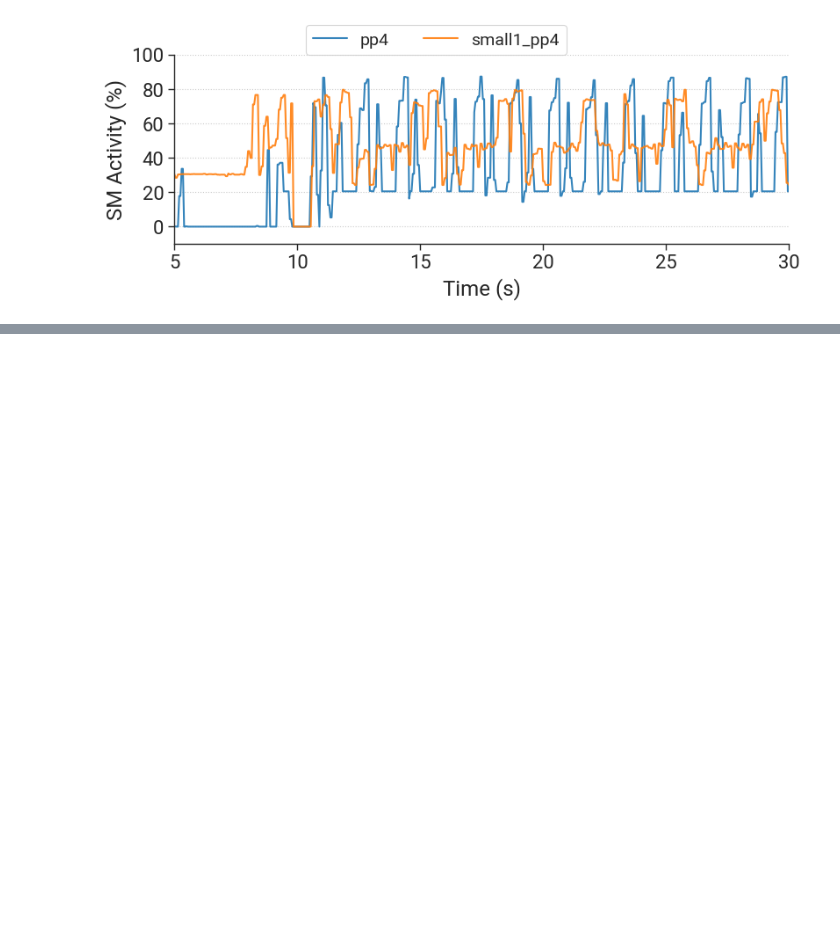
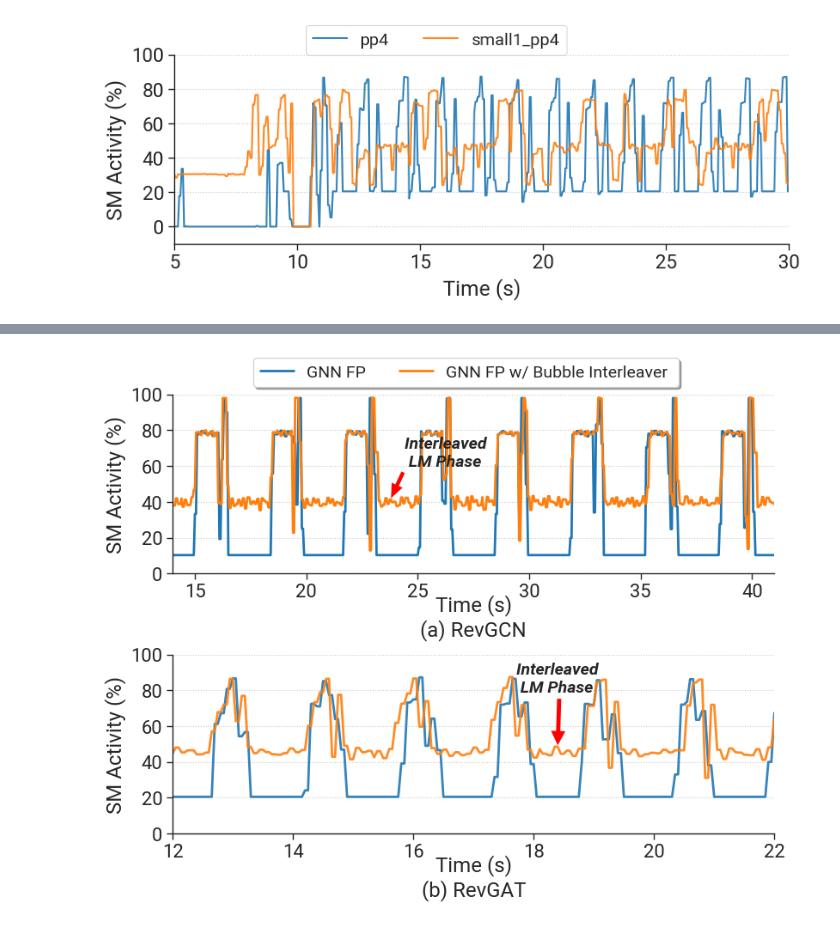
Before and after one commit to zxmeng98/TiGraph, a Jupyter notebook: dcgmi_process.ipynb, the cells around one changed output, grey strips where cells are left out. Cells and saved outputs as stored; diff of their text form; code cells hidden in the pictures; blank space fills up the shorter version.

```diff
--- a/dcgmi_process.ipynb
+++ b/dcgmi_process.ipynb
@@ -340,0 +353,88 @@ if save:
+# %%
+cmp = sns.color_palette("tab10")
+grid_params=dict(width_ratios=[1, 1])
+fig, (ax1, ax2) = plt.subplots(ncols=1, nrows=2, constrained_layout=True, figsize=(8, 6.4))
+
+# -------------------------------------- fig 1 --------------------------------------
+
+df_pp4_gpu0 = pd.read_csv('./dcgmi_logs/revgcn/revgcn_pp4_gpu0_util_v2.csv')
+df_small1_pp4_gpu0 = pd.read_csv('./dcgmi_logs/revgcn/revgcn_small1_pp4_gpu0_util_v2.csv')
+# df_rayes = pd.read_csv('./dcgmi_logs/rs18_rayes_util.csv')
+
+x_pp4 = df_pp4_gpu0.index.values*50/1000
+x_small1_pp4 = (df_small1_pp4_gpu0.index.values-364)*50/1000
+
+pp4_smact = df_pp4_gpu0['SMACT'][:]*100
+# pp4_smact = np.where(pp4_smact > 90, 82, pp4_smact)
+# pp4_smact = np.where(pp4_smact < 30, 40, pp4_smact)
+
+small1_pp4_smact = df_small1_pp4_gpu0['SMACT'][:]*100
+# small1_pp4_smact = np.where(small1_pp4_smact > 90, 82, small1_pp4_smact)
+# small1_pp4_smact = np.where(small1_pp4_smact < 30, 40, small1_pp4_smact)
+
+ax1.plot(x_pp4, pp4_smact, label='GNN FP', linewidth=2, color=cmp[0], alpha=1)
+ax1.plot(x_small1_pp4, small1_pp4_smact, label='GNN FP w/ Bubble Interleaver ', linewidth=2, color=cmp[1], alpha=1)
+
+ax1.annotate("Interleaved \n LM Phase", xy=(23.8, 42.1), xytext = (24.4, 60), fontweight='bold',fontstyle='italic', arrowprops=dict(facecolor='red', edgecolor="none", width=3.2, headwidth=10, shrink=0), fontsize=14)
+
+ax1.set_xlabel(f"Time (s)\n(a) RevGCN", multialignment='center', labelpad=-6)
+ax1.set_ylabel(f"SM Activity (%)")
+ax1.set_ylim(0, 100)
+y_ticks = np.arange(0, 120, 20)
+ax1.set_yticks(y_ticks)
+ax1.set_xlim(14, 41)
+ax1.set_xticks(np.arange(15,41,5))
+ax1.grid(axis="y", linestyle=":")
+# ax1.set_title('Resnet18, bs=512, scale=8')
+sns.despine()
+ax1.legend(loc=2,
+            ncol=3,
+            bbox_to_anchor=(0.12, 1.25),
+            frameon=True,
+            fancybox=True,
+            shadow=True,
+            fontsize=14,
+           )
+
+# -------------------------------------- fig 2 --------------------------------------
+
+df_pp4_gpu0 = pd.read_csv('./dcgmi_logs/revgat/revgat_pp4_gpu0_util_v2.csv')
+df_small1_pp4_gpu0 = pd.read_csv('./dcgmi_logs/revgat/revgat_small1_pp4_gpu0_util_v2.csv')
+# df_rayes = pd.read_csv('./dcgmi_logs/rs18_rayes_util.csv')
+
+x_pp4 = df_pp4_gpu0.index.values[:] * 50/1000
+x_small1_pp4 = (df_small1_pp4_gpu0.index.values[:] - 401) * 50/1000
+
+pp4_smact = df_pp4_gpu0['SMACT'][:]*100
+pp4_smact = np.where(pp4_smact > 90, 80, pp4_smact)
+# pp4_smact = np.where(pp4_smact < 30, 40, pp4_smact)
+pp4_smocc = df_pp4_gpu0['SMOCC']*100
+pp4_gputil = df_pp4_gpu0['GPUTL']
+
+small1_pp4_smact = df_small1_pp4_gpu0['SMACT'][:]*100
+small1_pp4_smact = np.where(small1_pp4_smact > 90, 80, small1_pp4_smact)
+# small1_pp4_smact = np.where(small1_pp4_smact < 30, 40, small1_pp4_smact)
+
+x_small1_pp4_highlight = x_small1_pp4[761:779]
+
+ax2.plot(x_pp4, pp4_smact, label='pp4', linewidth=2, color=cmp[0], alpha=0.9)
+ax2.plot(x_small1_pp4, small1_pp4_smact, label='small1_pp4', linewidth=2, color=cmp[1], alpha=0.9)
+
+# ax2.fill_between(x_small1_pp4_highlight, small1_pp4_smact[761:779]+3, small1_pp4_smact[761:779]-3, facecolor=cmp[1], alpha=0.2)
+ax2.annotate("Interleaved \n LM Phase", xy=(18.4, 49), xytext = (17.71, 79), fontweight='bold',fontstyle='italic', arrowprops=dict(facecolor='red', edgecolor="none", width=3.5, headwidth=12, shrink=0.01), fontsize=14)
+
+ax2.set_xlabel(f"Time (s)\n(b) RevGAT", multialignment='center', labelpad=-6)
+ax2.set_ylabel(f"SM Activity (%)")
+ax2.set_ylim(0, 100)
+y_ticks = np.arange(0, 120, 20)
+ax2.set_yticks(y_ticks)
+ax2.set_xlim(12, 22)
+ax2.set_xticks(np.arange(12,23,2))
+ax2.grid(axis="y", linestyle=":")
+# ax1.set_title('RevGAT')
+
+save = True
+if save:
+    fig.savefig(f"{SAVEPATH}/smact1.pdf", bbox_inches="tight")
+# %% [output]
+[figure, added]
```
Also changed, not shown: parts of 14 cells of this notebook, 42 other files.
